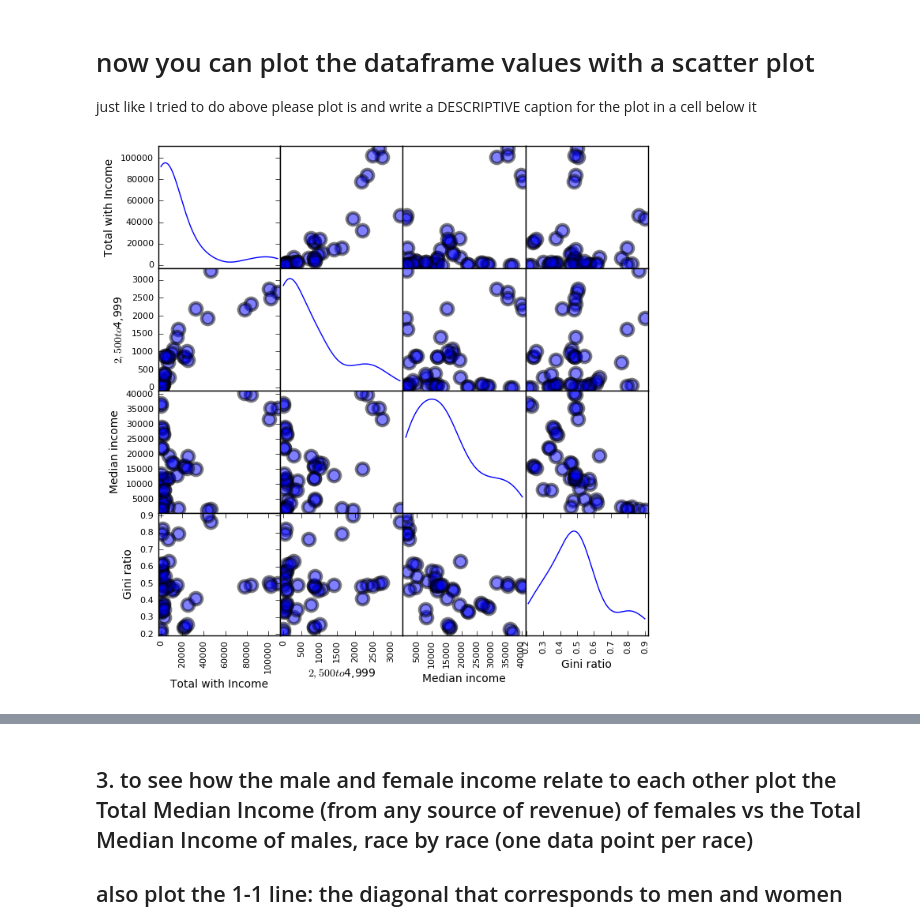
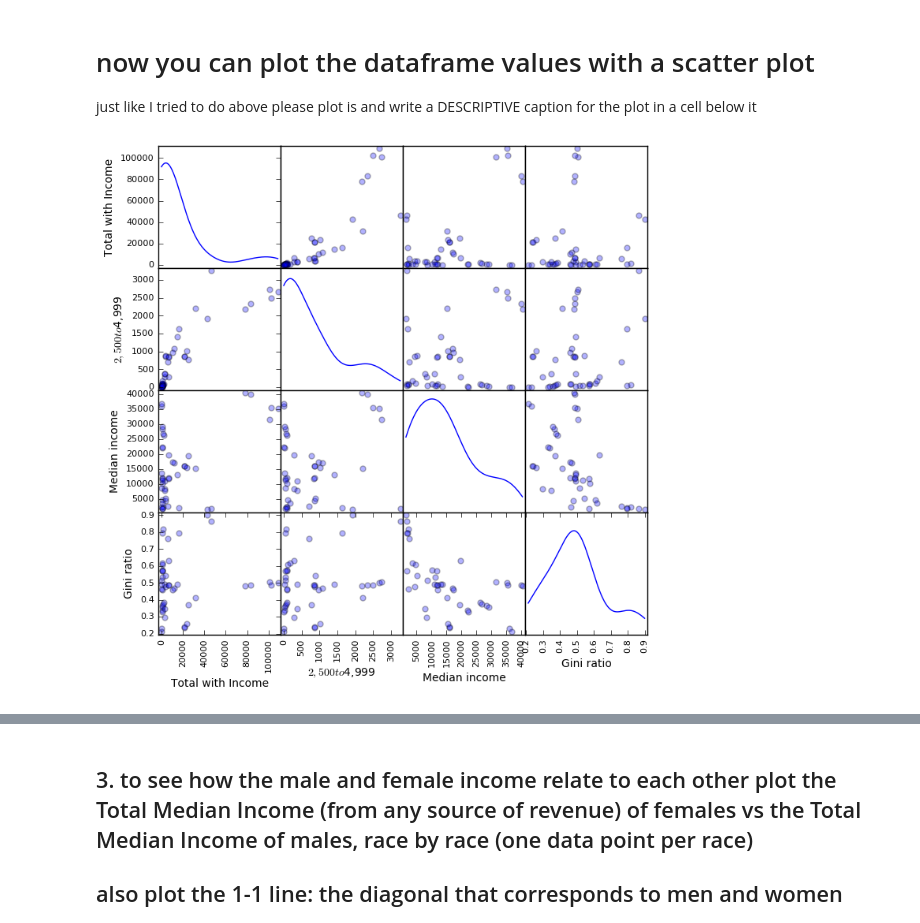
Before and after one commit to dlk253/PUI2016_dlk253, a Jupyter notebook: HW5_dlk253/HW5_Assignment2_dlk253_genderIncomeBias.ipynb, the cells around one changed output, grey strips where cells are left out. Saved outputs shown, nothing was run; the diff lists cells and outputs as text; code cells hidden in the pictures.

```diff
--- a/HW5_dlk253/HW5_Assignment2_dlk253_genderIncomeBias.ipynb
+++ b/HW5_dlk253/HW5_Assignment2_dlk253_genderIncomeBias.ipynb
@@ -236,9 +253,9 @@ See the caveats in the documentation: http://pandas.pydata.org/pandas-docs/stabl
 # %%
 fig = pd.scatter_matrix(allmales['all']
                    [[u'Total with Income',u'$2,500 to $4,999',
                      u'Median income',u'Gini ratio']],
-                   linewidth= 3, s=500, figsize=(8,8),
+                   linewidth= 1, s=100, alpha=0.3, figsize=(8,8),
                         diagonal='kde')
 # %% [output]
-[figure, old version]
+[figure, new version]
 # %%
```
Also changed, not shown: parts of 20 cells of this notebook.
